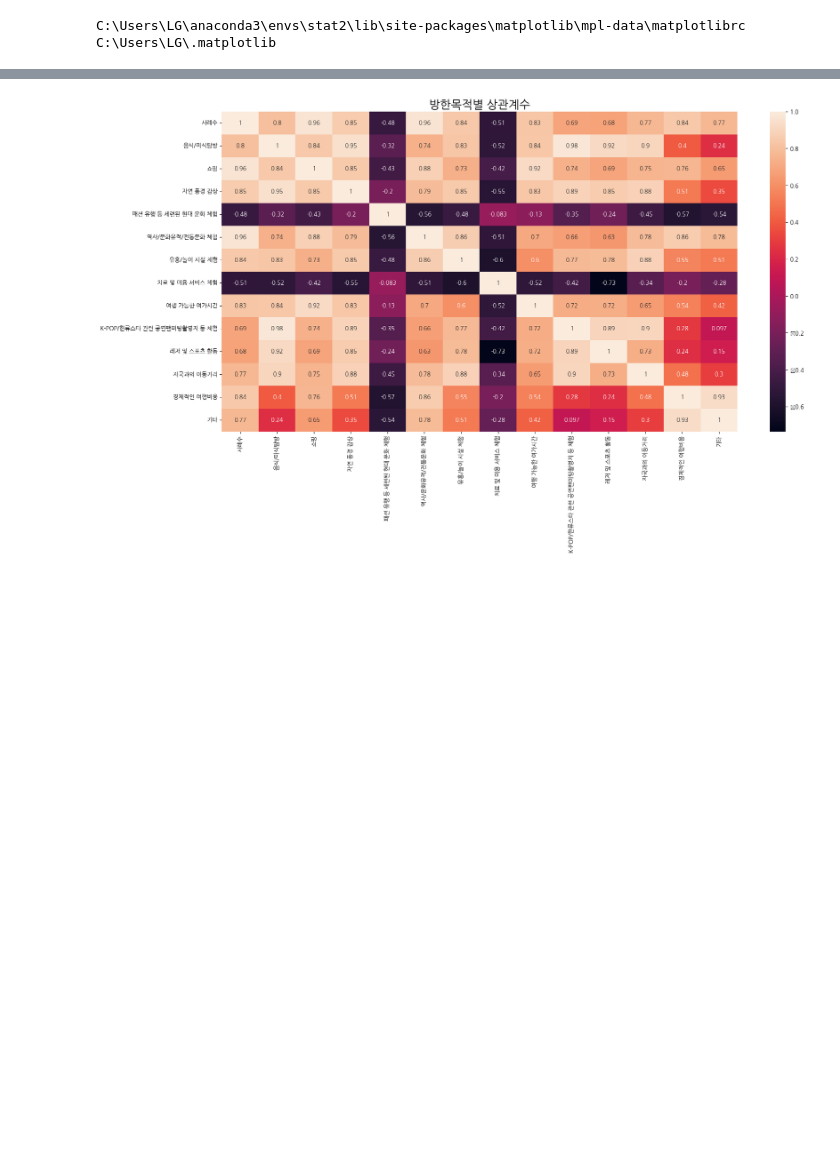
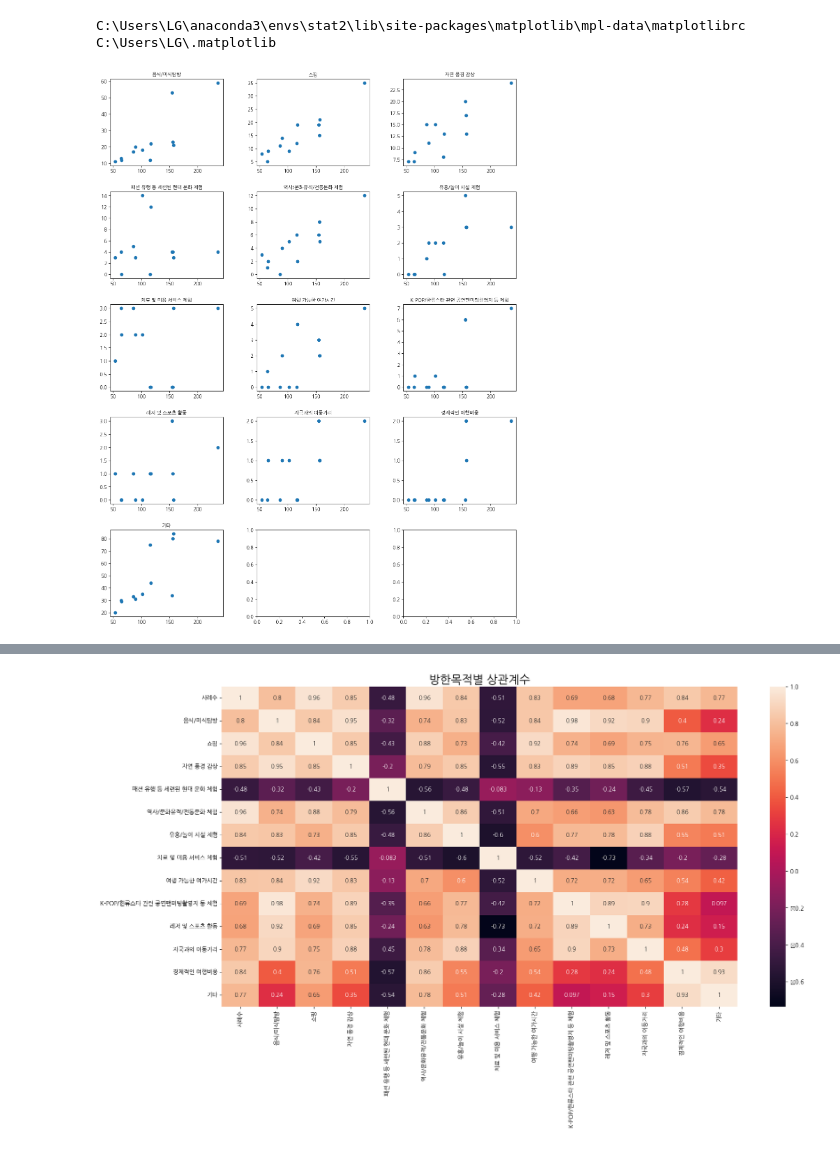
Before and after one commit to SDA2022/SDA-Project, a Jupyter notebook: 방한목적_월별분석.ipynb, the cells around one changed output, grey strips where cells are left out. Cells and saved outputs as stored; diff of their text form; code cells hidden in the pictures; blank space fills up the shorter version.

```diff
--- a/방한목적_월별분석.ipynb
+++ b/방한목적_월별분석.ipynb
@@ -178,3 +178,49 @@ mpl.rcParams['font.family'] = 'NanumGothic'
 # %% [output]
 C:\Users\LG\anaconda3\envs\stat2\lib\site-packages\matplotlib\mpl-data\matplotlibrc
 C:\Users\LG\.matplotlib
+# %%
+f, axes = plt.subplots(5, 3)
+f.set_size_inches((15, 20))
+plt.subplots_adjust(wspace = 0.3, hspace = 0.3)
+
+axes[0, 0].set_title('음식/미식탐방', fontsize = 10)
+axes[0, 0].scatter(x="사례수", y="음식/미식탐방", data=data_month_copy)
+
+axes[0, 1].set_title('쇼핑', fontsize = 10)
+axes[0, 1].scatter(x="사례수", y="쇼핑", data=data_month_copy)
+
+axes[0, 2].set_title('자연 풍경 감상', fontsize = 10)
+axes[0, 2].scatter(x="사례수", y="자연 풍경 감상", data=data_month_copy)
+
+axes[1, 0].set_title('패션 유행 등 세련된 현대 문화 체험', fontsize = 10)
+axes[1, 0].scatter(x="사례수", y="패션 유행 등 세련된 현대 문화 체험", data=data_month_copy)
+
+axes[1, 1].set_title('역사/문화유적/전통문화 체험', fontsize = 10)
+axes[1, 1].scatter(x="사례수", y="역사/문화유적/전통문화 체험", data=data_month_copy)
+
+axes[1, 2].set_title('유흥/놀이 시설 체험', fontsize = 10)
+axes[1, 2].scatter(x="사례수", y="유흥/놀이 시설 체험", data=data_month_copy)
+
+axes[2, 0].set_title('치료 및 미용 서비스 체험', fontsize = 10)
+axes[2, 0].scatter(x="사례수", y="치료 및 미용 서비스 체험", data=data_month_copy)
+
+axes[2, 1].set_title('여행 가능한 여가시간', fontsize = 10)
+axes[2, 1].scatter(x="사례수", y="여행 가능한 여가시간", data=data_month_copy)
+
+axes[2, 2].set_title('K-POP/한류스타 관련 공연팬미팅촬영지 등 체험', fontsize = 10)
+axes[2, 2].scatter(x="사례수", y="K-POP/한류스타 관련 공연팬미팅촬영지 등 체험", data=data_month_copy)
+
+axes[3, 0].set_title('레저 및 스포츠 활동', fontsize = 10)
+axes[3, 0].scatter(x="사례수", y="레저 및 스포츠 활동", data=data_month_copy)
+
+axes[3, 1].set_title('자국과의 이동거리', fontsize = 10)
+axes[3, 1].scatter(x="사례수", y="자국과의 이동거리", data=data_month_copy)
+
+axes[3, 2].set_title('경제적인 여행비용', fontsize = 10)
+axes[3, 2].scatter(x="사례수", y="경제적인 여행비용", data=data_month_copy)
+
+axes[4, 0].set_title('기타', fontsize = 10)
+axes[4, 0].scatter(x="사례수", y="기타", data=data_month_copy)
+plt.show()
+# %% [output]
+[figure, added]
```
Also changed, not shown: parts of 24 cells of this notebook.
